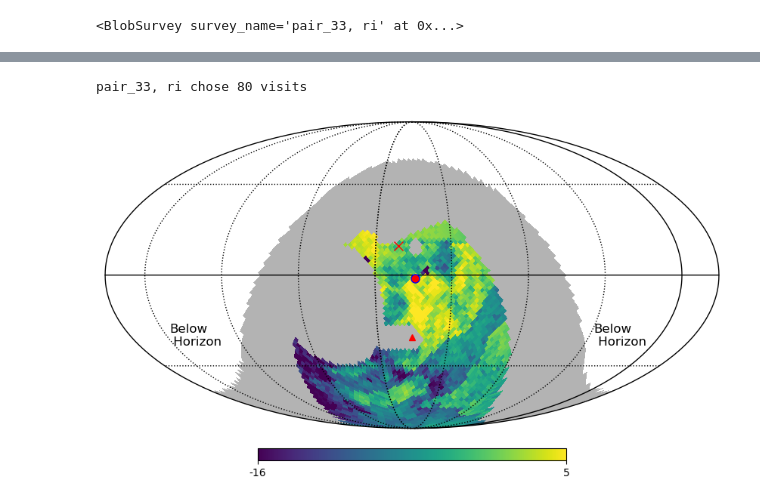
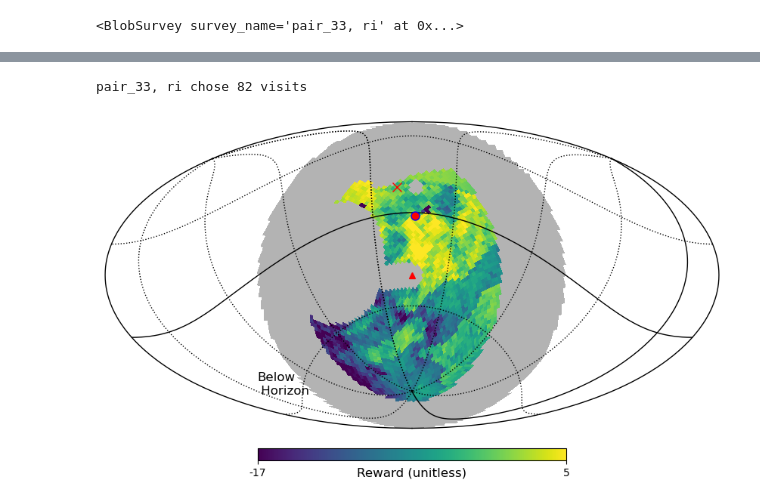
Before and after one commit to lsst-sims/smtn-020, a Jupyter notebook: notebooks/scheduler_example.ipynb, the cells around one changed output, grey strips where cells are left out. Saved outputs shown, nothing was run; the diff lists cells and outputs as text; code cells hidden in the pictures.

```diff
--- a/notebooks/scheduler_example.ipynb
+++ b/notebooks/scheduler_example.ipynb
@@ -415,7 +441,7 @@ Using FBS DDF configuration script /Users/lynnej/lsst_repos/ts_config_scheduler/
 # Includes a step to write to disk and option to read back,
 # because re-running this notebook locally can be annoying to wait.
 
-refresh_visits = True
+refresh_visits = False
 
 if refresh_visits:
     initial_opsim = simulate_lsst.fetch_previous_visits(end_day_obs, tokenfile=tokenfile, site=site, fetch_with_tap=True)
@@ -667,14 +693,14 @@ Visualize DDF accessibility on 20260527
 observatory = copy.deepcopy(starting_observatory)
 scheduler = copy.deepcopy(starting_scheduler)
 # %%
-slew_scatter = lsst_support.SlewScatter()
-#slew_scatter = None
+#slew_scatter = lsst_support.SlewScatter()
+slew_scatter = None
 # %%
 # Run the simulation for some nights, from day_obs to day_obs + sim_nights.
 print("==================")
 print("Running simulation")
 print("==================")
-
+sim_duration = sim_nights
 
 observatory, scheduler, observations = sim_runner(
     observatory,
@@ -711,5 +737,5 @@ sched.update_conditions(conditions)
 
 lmst = Time(conditions.mjd, format='mjd', location=rn_dayobs.rubin_observer().location).sidereal_time("mean").deg
 print("conditions LMST", lmst)
-rot = (lmst, 0, 0)
+rot = (lmst, conditions.site.latitude, 0)
 # %% [output]
@@ -844,38 +894,39 @@ for bf, bw in zip(new_basis_functions, new_basis_weights):
 alpha = np.where(np.isnan(reward), 0.3, 1)
 alpha = np.where(np.isnan(horizon), 0, alpha)
 
-hp.mollview(reward, alpha=alpha, rot=rot, min=int(np.nanpercentile(reward, 2)), max=int(np.nanpercentile(reward, 99)), badcolor='none', title=None)
+hp.mollview(reward, alpha=alpha, rot=rot, min=int(np.nanpercentile(reward, 2)), max=int(np.nanpercentile(reward, 99)),
+            badcolor='none', title=None, unit="Reward (unitless)")
 hp.projplot(lmst, rn_dayobs.rubin_observer().latitude.deg, '^', markersize=6, color='red', lonlat=True)
-hp.projtext(lmst-120, rn_dayobs.rubin_observer().latitude.deg - 4, "Below\n Horizon", fontsize='large', lonlat=True)
+#hp.projtext(lmst-140, rn_dayobs.rubin_observer().latitude.deg - 4, "Below\n Horizon", fontsize='large', lonlat=True)
 hp.projtext(lmst+160, rn_dayobs.rubin_observer().latitude.deg - 4, "Below\n Horizon", fontsize='large', lonlat=True)
 hp.projplot(np.degrees(conditions.tel_ra), np.degrees(conditions.tel_dec), 'x', markersize=8, color='red', lonlat=True)
 hp.graticule(dpar=45)
 
 
 # Remove the time to scheduled and not twilight basis  functions and weights ..
 # for i, bf in enumerate(s.basis_functions):
 #     print(i, bf.label(), bf(conditions))
 
 keep = np.arange(0, len(s.basis_functions))
 keep = keep[np.where((keep != 10) & (keep != 12))]
 new_basis_functions = [s.basis_functions[i] for i in keep]
 s.basis_functions = new_basis_functions
 new_basis_weights = [s.basis_weights[i] for i in keep]
 s.basis_weights = new_basis_weights
 
 obs = s.generate_observations(conditions)
 ra = np.degrees(obs['RA'])
 dec = np.degrees(obs['dec'])
 
 #hp.projplot(ra, dec, 'r.', linestyle='-', alpha=0.5, lonlat=True)
 print(f'{s.survey_name} chose {len(ra)} visits')
 if len(ra)  > 0:
     hp.projplot(ra[0], dec[0], 'bo', markersize=8, lonlat=True)
     hp.projplot(ra[0], dec[0], 'ro', lonlat=True)
 plt.savefig("survey_choice.pdf")
 # %% [output]
-pair_33, ri chose 80 visits
+pair_33, ri chose 82 visits
-[figure, old version]
+[figure, new version]
 # %%
 bf = s.basis_functions[2]
 horizon = np.where(conditions.alt < 0, np.nan, 0)
```
Also changed, not shown: parts of 19 cells of this notebook, 8 other files.
